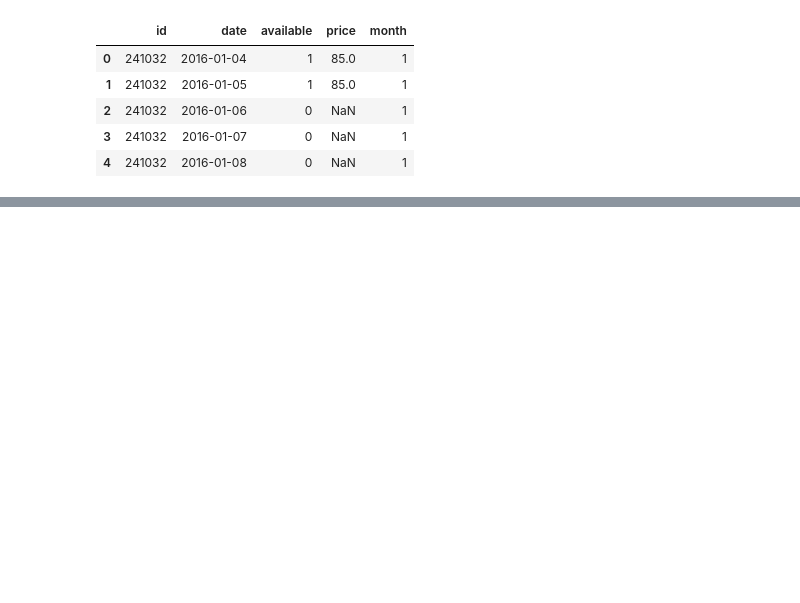
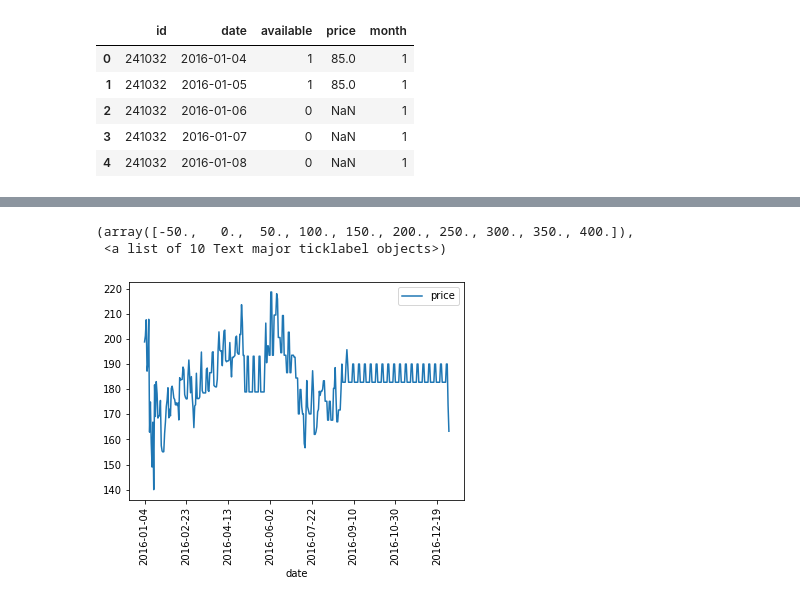
Before and after one commit to CamSP/DiplomadoML-BD, a Jupyter notebook: Proyecto/Proyecto.ipynb, the cells around one changed output, grey strips where cells are left out. Cells and saved outputs as stored; diff of their text form; code cells hidden in the pictures; blank space fills up the shorter version.

```diff
--- a/Proyecto/Proyecto.ipynb
+++ b/Proyecto/Proyecto.ipynb
@@ -631,0 +727,17 @@ calendario_precio.head()
+# %%
+comparacion = calendario_precio[(calendario_precio["neighbourhood"]=="Capitol Hill")&
+                           (calendario_precio["property_type"]=="House")&
+                           (calendario_precio["room_type"]=="Entire home/apt")&
+                           (calendario_precio["bed_type"]=="Real Bed")&
+                           (calendario_precio["accommodates"]==round(listado_copia["accommodates"].mean()))&
+                           (calendario_precio["bathrooms"]==round(listado_copia["bathrooms"].mean()))&
+                           (calendario_precio["bedrooms"]==round(listado_copia["bedrooms"].mean()))&
+                           (calendario_precio["beds"]==round(listado_copia["beds"].mean()))]
+
+comparacion = comparacion[["price", "date"]].groupby("date").mean()
+comparacion.reset_index().plot(x='date', y='price')
+plt.xticks(rotation=90)
+# %% [output]
+(array([-50.,   0.,  50., 100., 150., 200., 250., 300., 350., 400.]),
+ <a list of 10 Text major ticklabel objects>)
+[figure, added]
```
Also changed, not shown: parts of 37 cells of this notebook.
